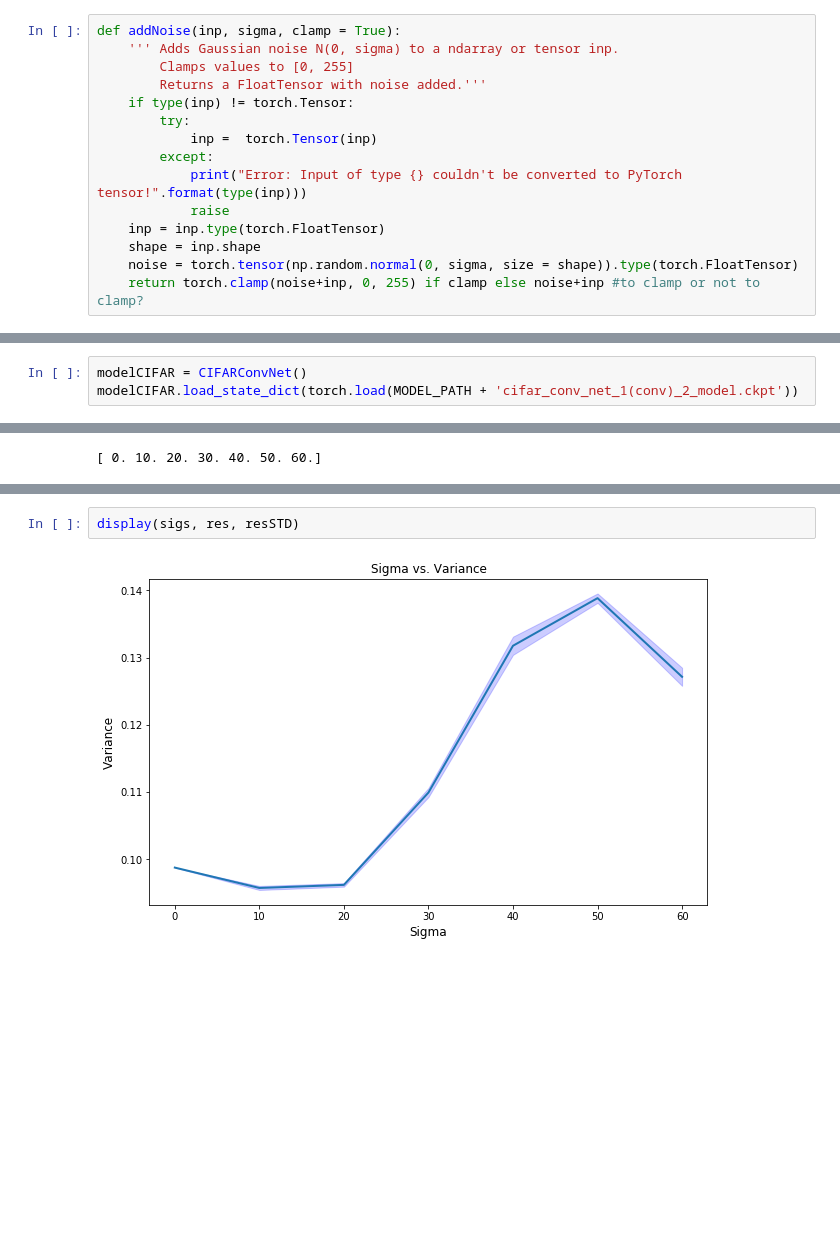
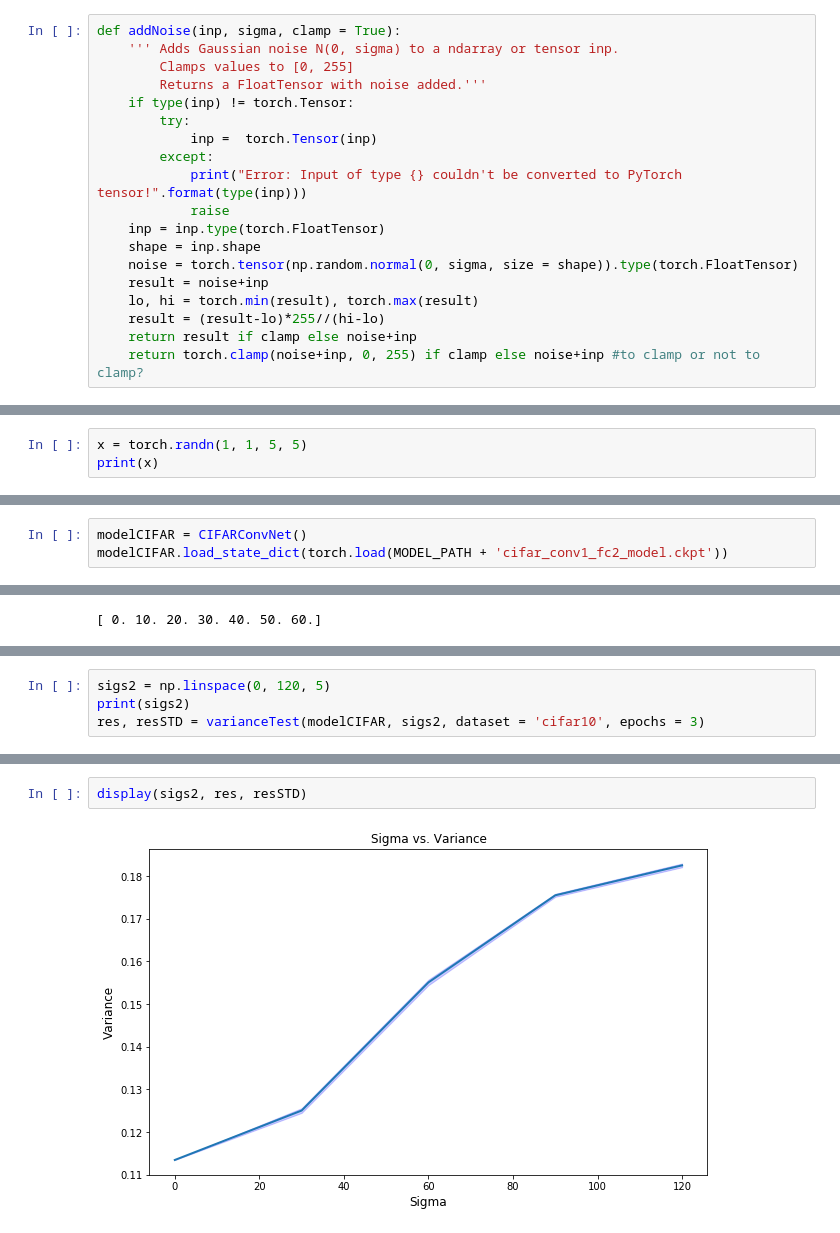
Before and after one commit to tyleryzhu/pallas-starter-project, a Jupyter notebook: pallas_start_proj3.ipynb, the cells around one changed output, grey strips where cells are left out. Saved outputs shown, nothing was run; the diff lists cells and outputs as text; blank space fills up the shorter version.

```diff
--- a/pallas_start_proj3.ipynb
+++ b/pallas_start_proj3.ipynb
@@ -155,6 +162,10 @@ def addNoise(inp, sigma, clamp = True):
     inp = inp.type(torch.FloatTensor)
     shape = inp.shape
     noise = torch.tensor(np.random.normal(0, sigma, size = shape)).type(torch.FloatTensor)
+    result = noise+inp
+    lo, hi = torch.min(result), torch.max(result)
+    result = (result-lo)*255//(hi-lo)
+    return result if clamp else noise+inp
     return torch.clamp(noise+inp, 0, 255) if clamp else noise+inp #to clamp or not to clamp?
 # %%
 # Main function
@@ -582,0 +724,3 @@ Do the same as above but with the CNN using a shiftresnet layer
+# %%
+x = torch.randn(1, 1, 5, 5)
+print(x)
@@ -736,7 +1013,7 @@ Test Accuracy of the model on the 10000 test images: 62.82 %
 ## Measure output variance
 # %%
 modelCIFAR = CIFARConvNet()
-modelCIFAR.load_state_dict(torch.load(MODEL_PATH + 'cifar_conv_net_1(conv)_2_model.ckpt'))
+modelCIFAR.load_state_dict(torch.load(MODEL_PATH + 'cifar_conv1_fc2_model.ckpt'))
 # %%
 varModel(modelCIFAR, test_loader)
 # %% [output]
@@ -768,0 +1048,4 @@ Variance with noise std 60.0 is 0.12712844709555307. STD is 0.001350582268098466
+# %%
+sigs2 = np.linspace(0, 120, 5)
+print(sigs2)
+res, resSTD = varianceTest(modelCIFAR, sigs2, dataset = 'cifar10', epochs = 3)
@@ -769,7 +1070,7 @@ Variance with noise std 60.0 is 0.12712844709555307. STD is 0.001350582268098466
 # %%
-display(sigs, res, resSTD)
+display(sigs2, res, resSTD)
 # %% [output]
-[figure, old version]
+[figure, new version]
 # %%
 sigs2 = np.linspace(0, 120, 5)
 print(sigs2)
```
Also changed, not shown: parts of 40 cells of this notebook.
